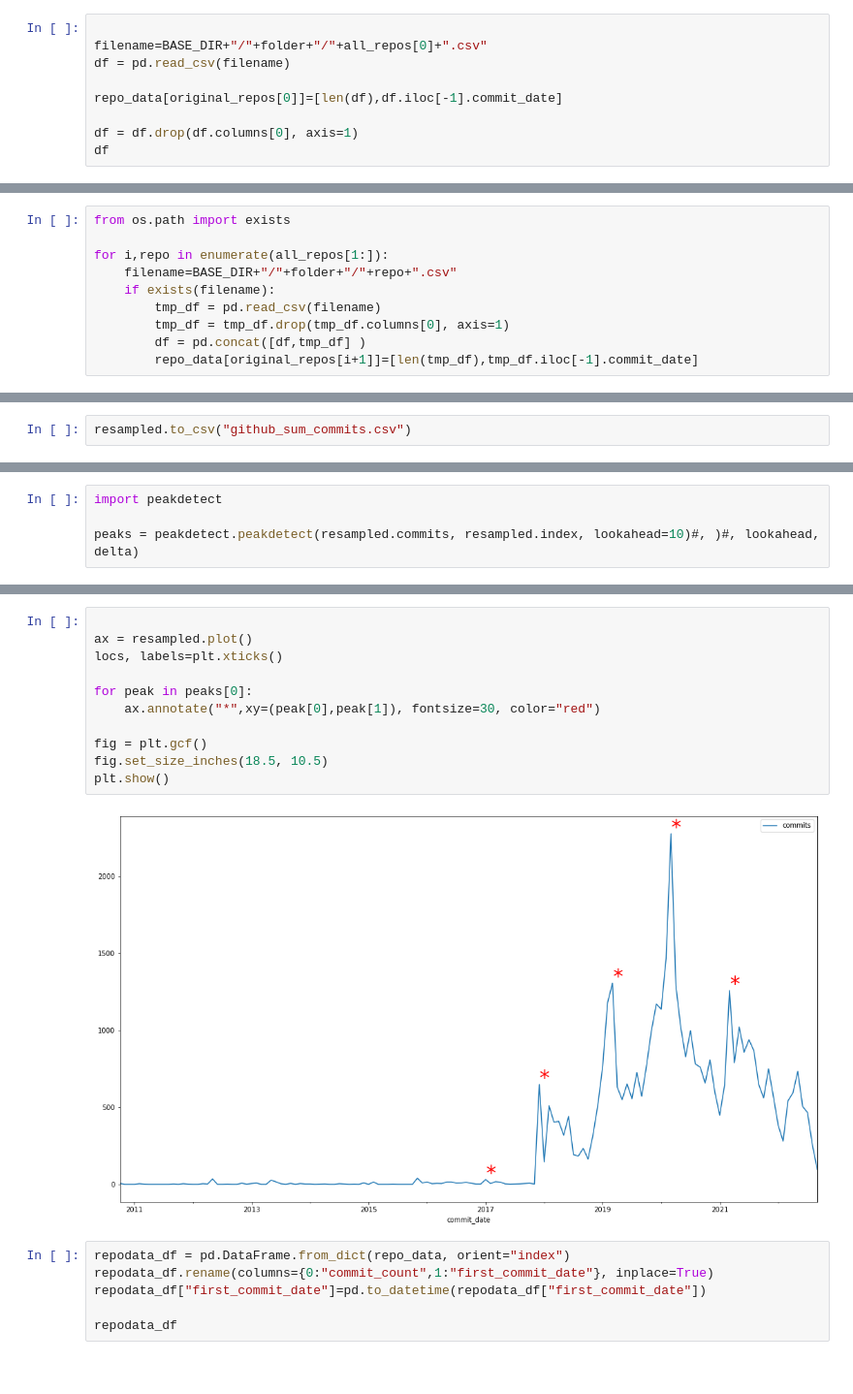
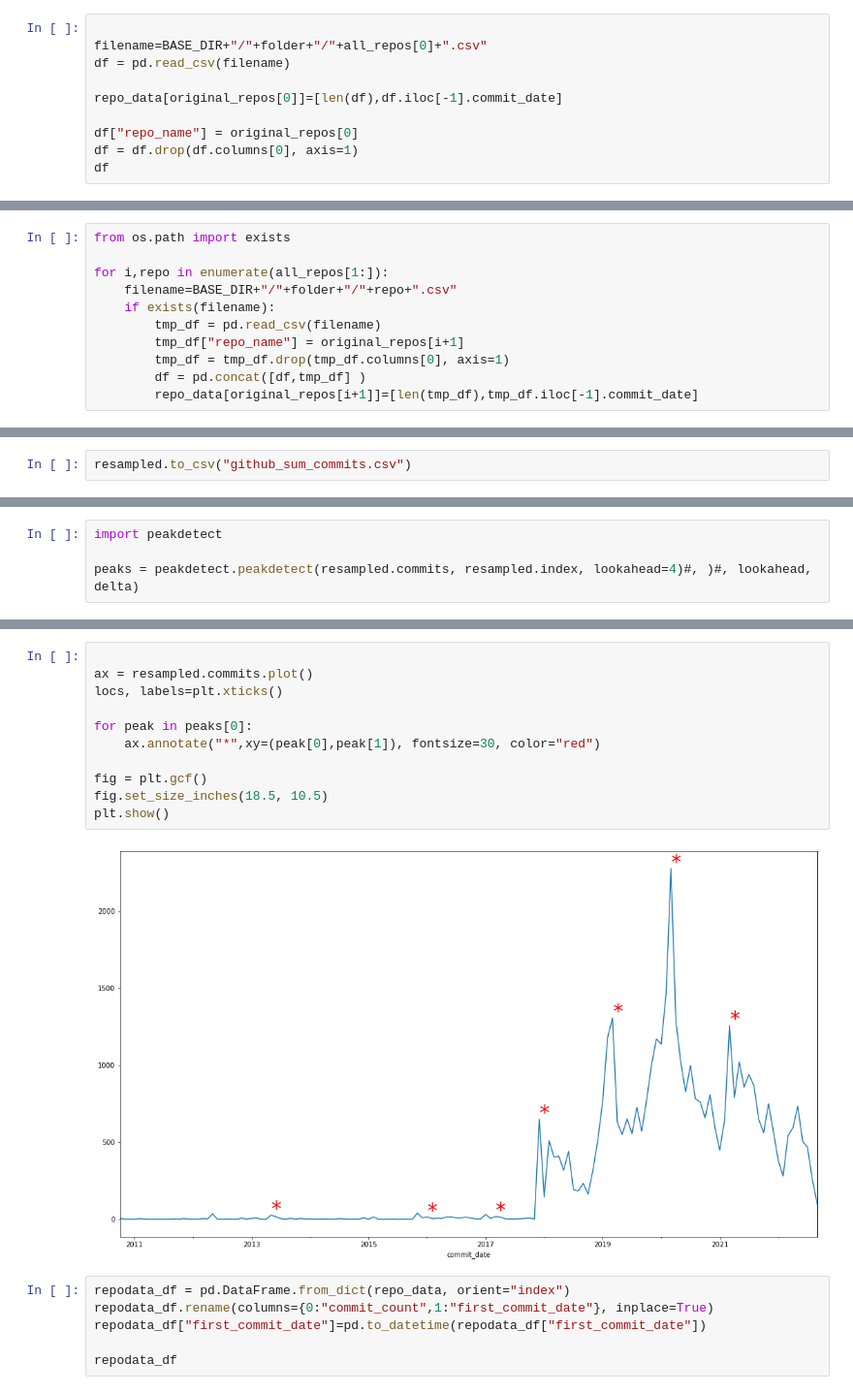
Before and after one commit to solalatus/deepfake_popularity, a Jupyter notebook: github_analyzer.ipynb, the cells around one changed output, grey strips where cells are left out. Shown at 97% size. Drawn from its saved outputs; the diff is of its cells as text.

```diff
--- a/github_analyzer.ipynb
+++ b/github_analyzer.ipynb
@@ -20,6 +21,7 @@ df = pd.read_csv(filename)
 
 repo_data[original_repos[0]]=[len(df),df.iloc[-1].commit_date]
 
+df["repo_name"] = original_repos[0]
 df = df.drop(df.columns[0], axis=1)
 df
 # %% [output]
@@ -48,6 +50,7 @@ for i,repo in enumerate(all_repos[1:]):
     filename=BASE_DIR+"/"+folder+"/"+repo+".csv"
     if exists(filename):
         tmp_df = pd.read_csv(filename)
+        tmp_df["repo_name"] = original_repos[i+1]
         tmp_df = tmp_df.drop(tmp_df.columns[0], axis=1)
         df = pd.concat([df,tmp_df] )
         repo_data[original_repos[i+1]]=[len(tmp_df),tmp_df.iloc[-1].commit_date]
@@ -135,7 +215,7 @@ Requirement already satisfied: numpy in /home/alatus/anaconda3/envs/10_days_AI/l
 # %%
 import peakdetect
 
-peaks = peakdetect.peakdetect(resampled.commits, resampled.index, lookahead=10)#, )#, lookahead, delta)
+peaks = peakdetect.peakdetect(resampled.commits, resampled.index, lookahead=4)#, )#, lookahead, delta)
 # %%
 peaks[0]
 # %% [output]
@@ -146,17 +228,17 @@ peaks[0]
  [Timestamp('2021-03-01 00:00:00+0000', tz='UTC', freq='MS'), 1258]]
 # %%
 
-ax = resampled.plot()
+ax = resampled.commits.plot()
 locs, labels=plt.xticks()
 
 for peak in peaks[0]:
     ax.annotate("*",xy=(peak[0],peak[1]), fontsize=30, color="red")
 
 fig = plt.gcf()
 fig.set_size_inches(18.5, 10.5)
 plt.show()
 # %% [output]
-[figure, old version]
+[figure, new version]
 # %%
 repodata_df = pd.DataFrame.from_dict(repo_data, orient="index")
 repodata_df.rename(columns={0:"commit_count",1:"first_commit_date"}, inplace=True)
```
Also changed, not shown: parts of 13 cells of this notebook, 1 other file.
